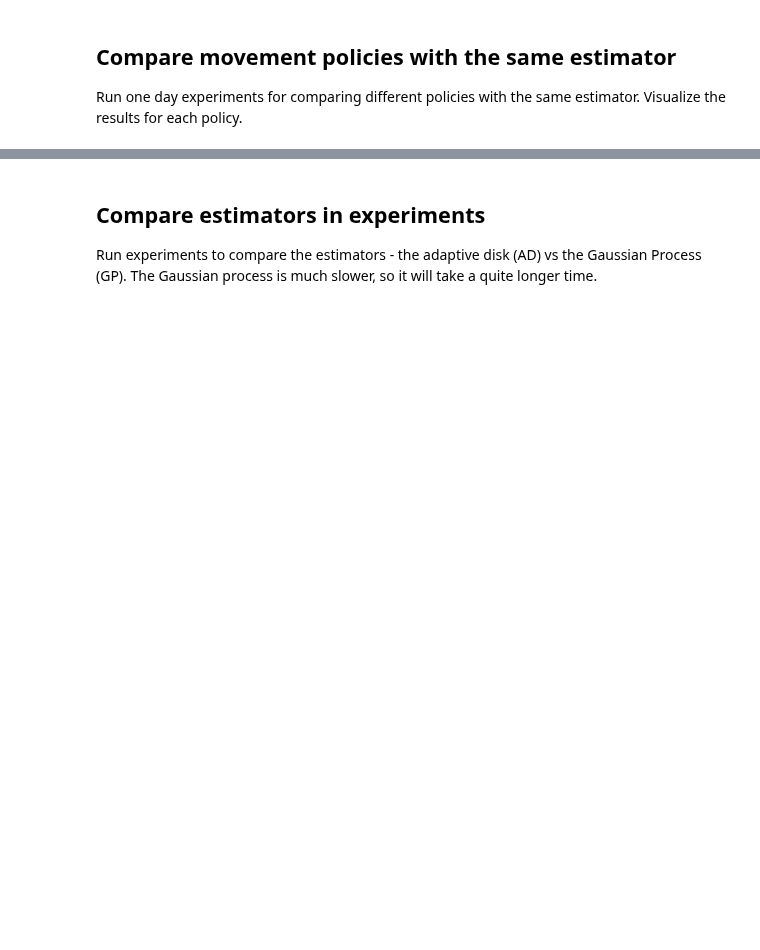
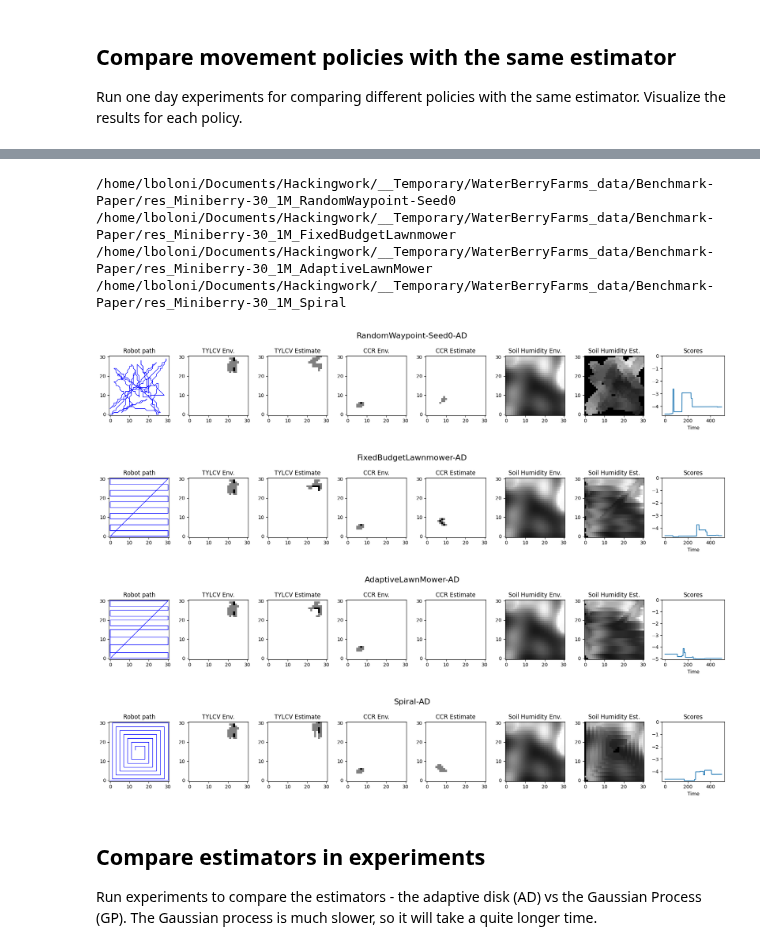
Before and after one commit to lboloni/WaterberryFarms, a Jupyter notebook: notebooks/BenchmarkPaper-experiments.ipynb, the cells around one changed output, grey strips where cells are left out. Drawn from its saved outputs; the diff is of its cells as text; code cells hidden in the pictures; blank space fills up the shorter version.

Commit message:
Fixed default values of the estimator. Refactored BechmarkPaper-experiments.

```diff
--- a/notebooks/BenchmarkPaper-experiments.ipynb
+++ b/notebooks/BenchmarkPaper-experiments.ipynb
@@ -69,13 +82,0 @@ FIXME: This could have been implemented with action load-environment
-# %%
-timepoints = [1, 3, 5, 10]
-# typename = "Miniberry-10"
-
-typenames_1 = ["Miniberry-10", "Miniberry-30", "Miniberry-100", "Waterberry"]
-for typename in typenames_1:
-    _, wbfe, _ = create_wbfe(saved = True, wbf_prec = None, typename = typename)
-    geom = wbfe.geometry
-    fig, ax = plt.subplots(1, figsize=(5,4))
-    wbfe.geometry.visualize(ax)
-    fig.tight_layout()
-    plt.savefig(pathlib.Path(benchmark_dir, f"geometry_{typename}.pdf"))
-    plt.savefig(pathlib.Path(benchmark_dir, f"geometry_{typename}.jpg"))
@@ -162,3 +138,45 @@ dict_keys(['geometry', 'action', 'scenario', 'visualize', 'results-basedir', 've
+# %%
+
+# if force_run is false, we do not re-run an already run policy
+force_run = False
+geo = get_geometry(default_choices["geometry"])
+policies = create_policies(geo)
+picture_paths = []
+
+for policy in policies:
+    # do a dryrun, to get the path to the cached values
+    choices = copy.copy(default_choices)
+    choices["policy-code"] = policy
+    choices["policy-name"] = policy.name
+    choices["dryrun"] = True
+    choices["estimator-name"] = "AD"
+    choices["estimator-code"] = WBF_IM_DiskEstimator(geo["width"], geo["height"])
+    choices["score-code"] = WBF_Score_WeightedAsymmetric()
+
+    results = action_run_oneday(choices)
+    path = results["results-path"]
+    print(path)
+    # print(results.keys())
+    # avoid re-running experiments
+    if not path.exists() or force_run:
+        choices["dryrun"] = False
+        results = action_run_oneday(choices)
+    else:
+        with compress.open(path, "rb") as f:
+            results = pickle.load(f)
+    if "picture-path" in results:
+        print("Picture path in results!")
+        picture_paths.append(results["picture-path"])
+    end_of_day_graphs(results, f"daily-summary-{results['policy-name']}-{results['estimator-name']}.pdf", plot_uncertainty = False)
+# %% [output]
+/home/lboloni/Documents/Hackingwork/__Temporary/WaterBerryFarms_data/Benchmark-Paper/res_Miniberry-30_1M_RandomWaypoint-Seed0
+/home/lboloni/Documents/Hackingwork/__Temporary/WaterBerryFarms_data/Benchmark-Paper/res_Miniberry-30_1M_FixedBudgetLawnmower
+/home/lboloni/Documents/Hackingwork/__Temporary/WaterBerryFarms_data/Benchmark-Paper/res_Miniberry-30_1M_AdaptiveLawnMower
+/home/lboloni/Documents/Hackingwork/__Temporary/WaterBerryFarms_data/Benchmark-Paper/res_Miniberry-30_1M_Spiral
+[figure, added]
+[figure, added]
+[figure, added]
+[figure, added]
 # %% [markdown]
 ## Compare estimators in experiments
 Run experiments to compare the estimators - the adaptive disk (AD) vs the Gaussian Process (GP). The Gaussian process is much slower, so it will take a quite longer time.
```
Also changed, not shown: parts of 6 cells of this notebook, 4 other files.
